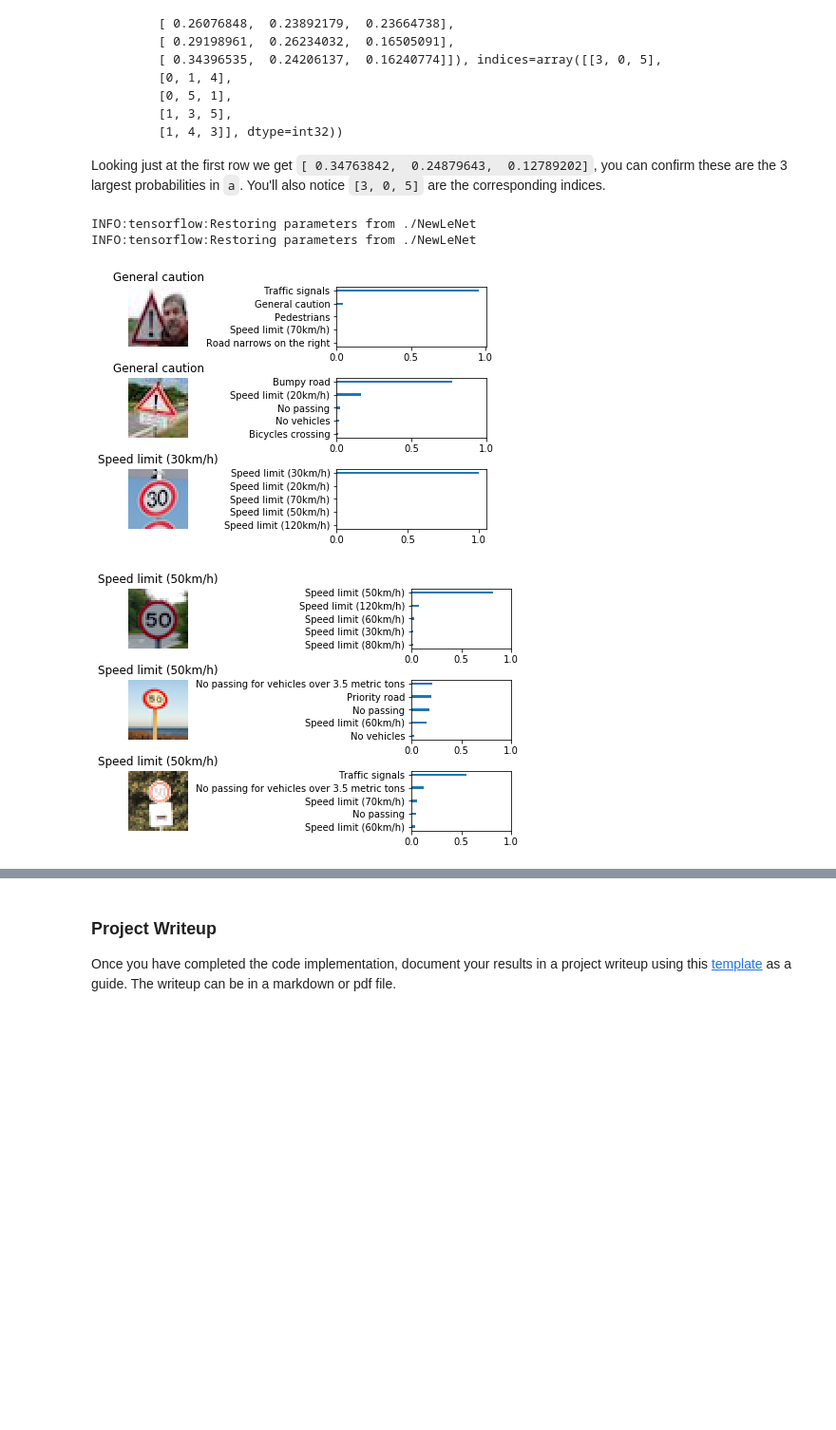
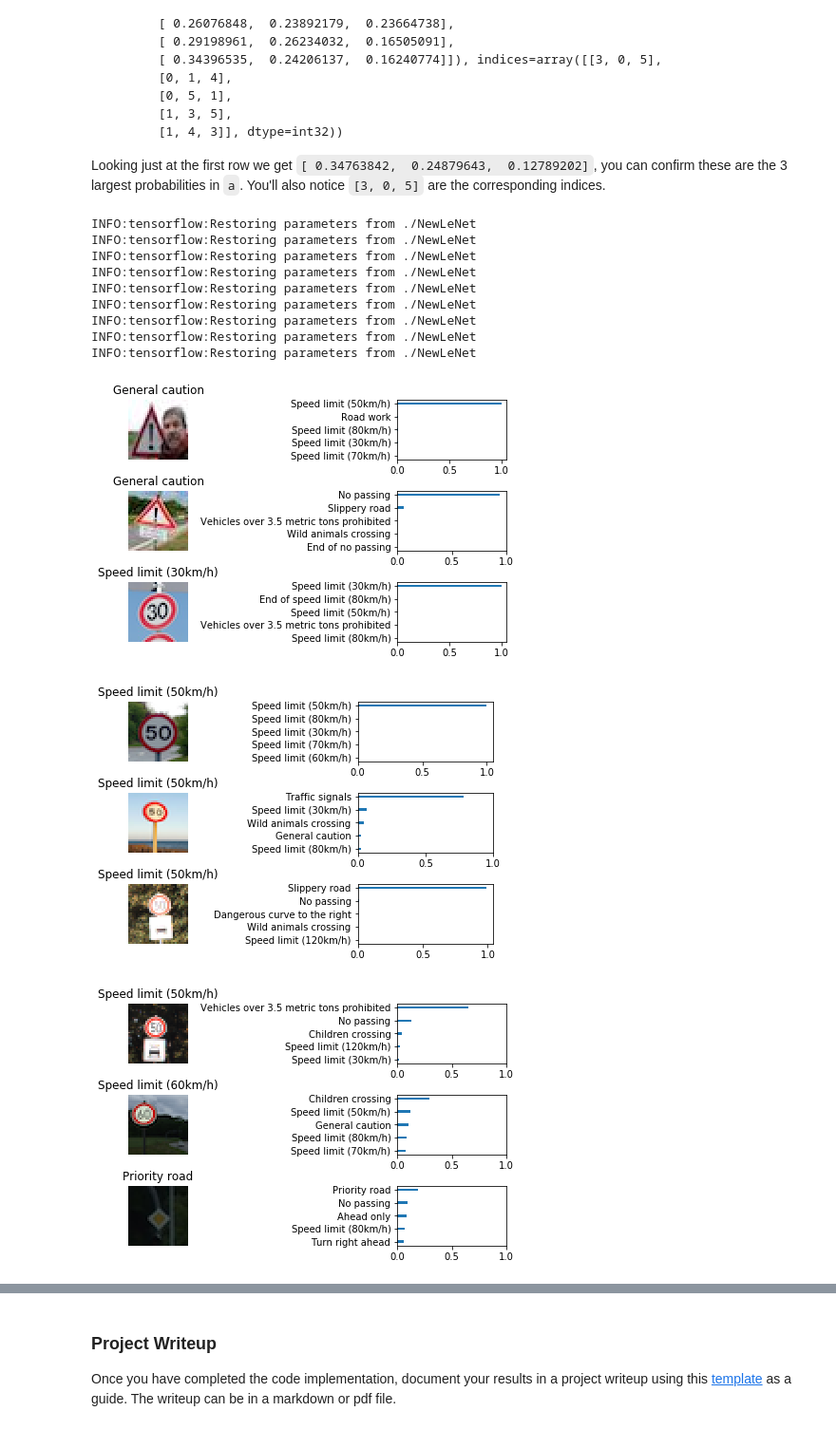
Before and after one commit to arturops/self-drivingCar, a Jupyter notebook: TrafficSignClassifier/Traffic_Sign_Classifier.ipynb, the cells around one changed output, grey strips where cells are left out. Shown at 95% size. Cells and saved outputs as stored; diff of their text form; code cells hidden in the pictures; blank space fills up the shorter version.

Commit message:
Data Augmentation improvement

```diff
--- a/TrafficSignClassifier/Traffic_Sign_Classifier.ipynb
+++ b/TrafficSignClassifier/Traffic_Sign_Classifier.ipynb
@@ -283,17 +283,17 @@ def data_augmentation(data, labels, num_samples=1):
         for sample in range(num_samples):
 
             # random rotations betweein -10 and 10 degrees
-            dorotate = random.randint(-20,20) #(-30,30)
+            dorotate = random.randint(-30,30) #(-20,20)
 
             # random translations
             trans_1 = random.randint(-3,3)#(-10,10)
             trans_2 = random.randint(-3,3)#(-10,10)
 
             # random zooms (1,1.3)
-            zoom = random.uniform(0.5, 1.3)
+            zoom = random.uniform(0.4,1.3) #(0.5, 1.3)
 
             # shearing
-            shear_deg = random.uniform(-10,10)#(-25, 25)
+            shear_deg = random.uniform(-20,20)#(-10,10)#(-25, 25)
 
             # set the transform parameters for skimage.transform.warp
             # have to shift to center and then shift back after transformation otherwise
@@ -358,11 +358,11 @@ def load_augmented_data(timesAugmentDataset=3):
     """
     Loads the data from the pickled files created after the data was augmented
     Arguments:
-    @timesAugmentDataset:
+    @timesAugmentDataset: Number of times that was increased the original dataset
     """
     features=[]
     labels=[]
-    count = (timesAugmentDataset+1)//2 + (timesAugmentDataset+1)%2 - 1
+    count = (timesAugmentDataset+1)//2 + (timesAugmentDataset+1)%2
     for i in range(count):
         file = 'data_augT{}.p'.format(i+1)
         print(file)
@@ -663,7 +663,7 @@ class BaseCNN (metaclass=abc.ABCMeta):
 
         train, validation, test = load_original_data()
 
-        X_traina_accu, y_train_accu = train['features'], train['labels']
+        X_train_accu, y_train_accu = train['features'], train['labels']
         X_validation, y_validation = validation['features'], validation['labels']
         X_test, y_test = test['features'], test['labels']
 
@@ -930,7 +930,7 @@ class NewLeNet(BaseCNN):
         #data_aug = tf.cond(self.isTraining,lambda: data_augm(self.inputs,True), lambda:data_augm(self.inputs))
         data_aug = self.inputs
         #color filter
-        pre_conv = conv_layer(data_aug, 3, 1, 1, 'SAME', self.isTraining)
+        pre_conv = conv_layer(data_aug, 3, 9, 1, 'SAME', self.isTraining)
 
         #
         conv1 = conv_layer(pre_conv, 16, 3, s, 'SAME', self.isTraining)
@@ -1304,7 +1295,8 @@ TopKV2(values=array([[ 0.34763842,  0.24879643,  0.12789202],
 
 Looking just at the first row we get `[ 0.34763842,  0.24879643,  0.12789202]`, you can confirm these are the 3 largest probabilities in `a`. You'll also notice `[3, 0, 5]` are the corresponding indices.
 # %%
-#from sklearn.preprocessing import LabelBinarizer
+# Print out the top five softmax probabilities for the predictions on
+#some of the German traffic sign images found on the web.
 
 def display_top_k_predictions(cnn,features, labels, num_top_k_predictions=5):
     saver = tf.train.Saver()
@@ -1319,12 +1311,9 @@ def display_top_k_predictions(cnn,features, labels, num_top_k_predictions=5):
         #Plotting the predictions
         #n_classes = 43
         label_names = signs['SignName']
-        #label_binarizer = LabelBinarizer()
-        #label_binarizer.fit(range(n_classes))
-        #label_ids = label_binarizer.inverse_transform(np.array(labels))
+        # LABELS ARE NOT ONE_HOT_ENCODED
         label_ids = labels
 
-        #fig, axies = plt.subplots(nrows=4, ncols=2)
         fig, axies = plt.subplots(nrows=len(labels), ncols=2)
         #fig.tight_layout()
         #fig.suptitle('Softmax Predictions', fontsize=20, y=1.1)
@@ -1333,33 +1322,43 @@ def display_top_k_predictions(cnn,features, labels, num_top_k_predictions=5):
         n_predictions = num_top_k_predictions #3
         margin = 0.05
         ind = np.arange(n_predictions)
         width = (1. - 2. * margin) / n_predictions
 
         for image_i, (feature, label_id, pred_indicies, pred_values) in\
             enumerate(zip(features, label_ids, top_k_predictions.indices, top_k_predictions.values)):
 
             pred_names = [label_names[pred_i] for pred_i in pred_indicies]
             correct_name = label_names[label_id]
 
             axies[image_i][0].imshow(feature)
             axies[image_i][0].set_title(correct_name)
             axies[image_i][0].set_axis_off()
 
             axies[image_i][1].barh(ind + margin, pred_values[::-1], width)
             axies[image_i][1].set_yticks(ind + margin)
             axies[image_i][1].set_yticklabels(pred_names[::-1])
             axies[image_i][1].set_xticks([0, 0.5, 1.0])
         fig.tight_layout(pad=0.008, h_pad=.005, w_pad=.005, rect=None)
 
 num_top_k_predictions = 5
 offset = 0
 end = 0
-for samples in range(3,9,3): #(3,len(y_custom2),3):
+nIMAGES_BATCH = 3
+nIMAGES_LIMIT = 29 #
+for samples in range(nIMAGES_BATCH,nIMAGES_LIMIT,nIMAGES_BATCH): #(3,len(y_custom2),3):
     end = samples
     display_top_k_predictions(n,X_custom[offset:end],y_custom[offset:end],num_top_k_predictions)
     offset = end
 # %% [output]
 INFO:tensorflow:Restoring parameters from ./NewLeNet
 INFO:tensorflow:Restoring parameters from ./NewLeNet
+INFO:tensorflow:Restoring parameters from ./NewLeNet
+INFO:tensorflow:Restoring parameters from ./NewLeNet
+INFO:tensorflow:Restoring parameters from ./NewLeNet
+INFO:tensorflow:Restoring parameters from ./NewLeNet
+INFO:tensorflow:Restoring parameters from ./NewLeNet
+INFO:tensorflow:Restoring parameters from ./NewLeNet
+INFO:tensorflow:Restoring parameters from ./NewLeNet
-[figure, old version]
+[figure, new version]
-[figure, old version]
+[figure, new version]
+[figure, added]
```
Also changed, not shown: parts of 10 cells of this notebook.
